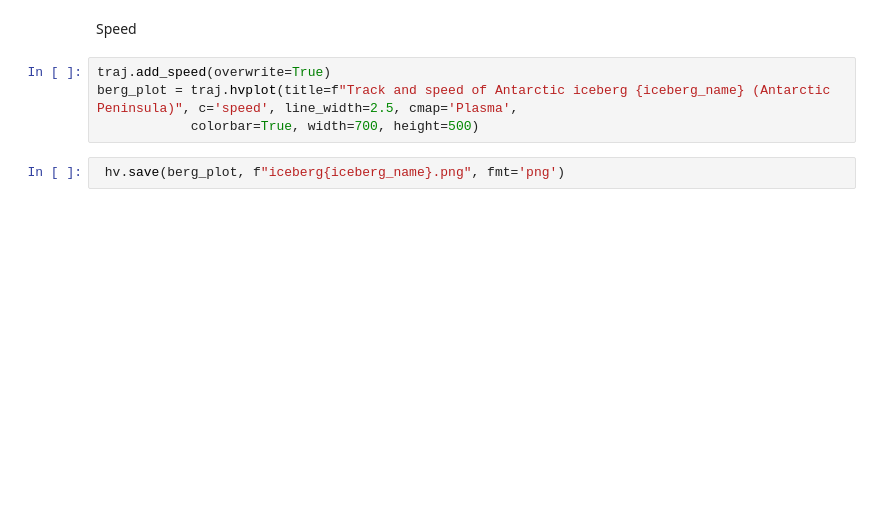
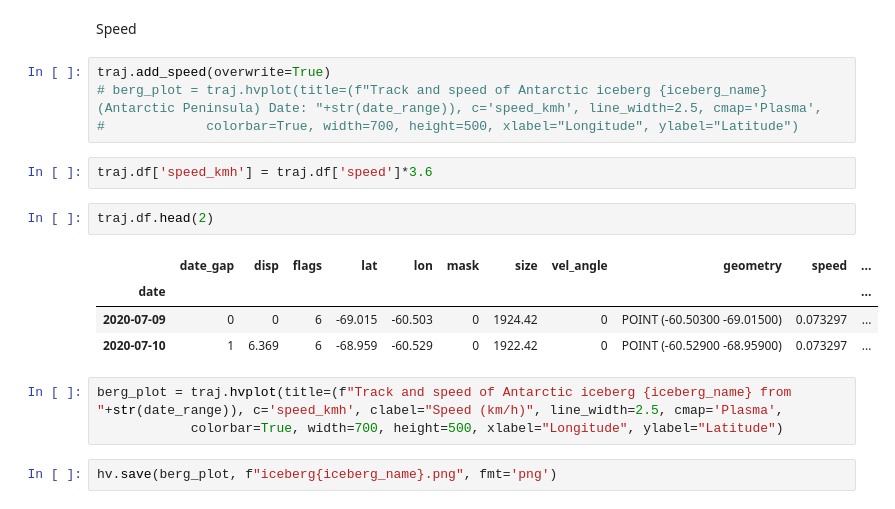
Before and after one commit to MMarochov/big_cold_white_thing, a Jupyter notebook: nicebergs.ipynb, the cells around one changed output. Saved outputs shown, nothing was run; the diff lists cells and outputs as text; blank space fills up the shorter version.

```diff
--- a/nicebergs.ipynb
+++ b/nicebergs.ipynb
@@ -88,7 +89,19 @@ traj.hvplot()
 Speed
 # %%
 traj.add_speed(overwrite=True)
-berg_plot = traj.hvplot(title=f"Track and speed of Antarctic iceberg {iceberg_name} (Antarctic Peninsula)", c='speed', line_width=2.5, cmap='Plasma',
-            colorbar=True, width=700, height=500)
+# berg_plot = traj.hvplot(title=(f"Track and speed of Antarctic iceberg {iceberg_name} (Antarctic Peninsula) Date: "+str(date_range)), c='speed_kmh', line_width=2.5, cmap='Plasma',
+#             colorbar=True, width=700, height=500, xlabel="Longitude", ylabel="Latitude")
+# %%
+traj.df['speed_kmh'] = traj.df['speed']*3.6
+# %%
+traj.df.head(2)
+# %% [output]
+|  | date_gap | disp | flags | lat | lon | mask | size | vel_angle | geometry | speed | ... |
+| date |  |  |  |  |  |  |  |  |  |  | ... |
+| 2020-07-09 | 0 | 0 | 6 | -69.015 | -60.503 | 0 | 1924.42 | 0 | POINT (-60.50300 -69.01500) | 0.073297 | ... |
+| 2020-07-10 | 1 | 6.369 | 6 | -68.959 | -60.529 | 0 | 1922.42 | 0 | POINT (-60.52900 -68.95900) | 0.073297 | ... |
+# %%
+berg_plot = traj.hvplot(title=(f"Track and speed of Antarctic iceberg {iceberg_name} from "+str(date_range)), c='speed_kmh', clabel="Speed (km/h)", line_width=2.5, cmap='Plasma',
+            colorbar=True, width=700, height=500, xlabel="Longitude", ylabel="Latitude")
 # %%
- hv.save(berg_plot, f"iceberg{iceberg_name}.png", fmt='png')
+hv.save(berg_plot, f"iceberg{iceberg_name}.png", fmt='png')
```
Also changed, not shown: parts of 2 cells of this notebook, 1 other file.
